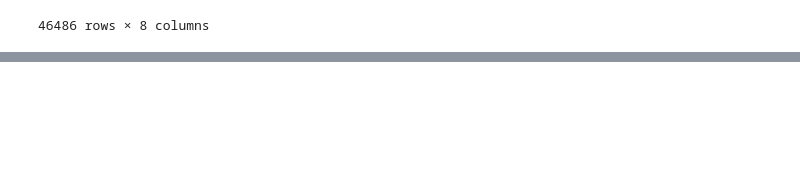
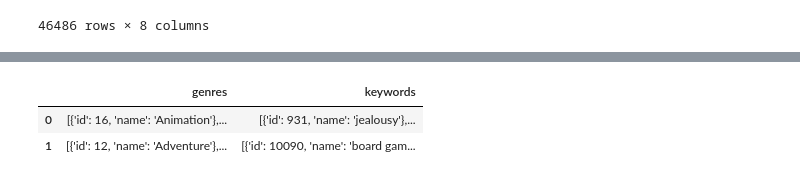
Before and after one commit to algo2000/ml-dl, a Jupyter notebook: 개인 공부/Recommend System/content_based_filtering.ipynb, the cells around one changed output, grey strips where cells are left out. Saved outputs shown, nothing was run; the diff lists cells and outputs as text; code cells hidden in the pictures; blank space fills up the shorter version.

```diff
--- a/개인 공부/Recommend System/content_based_filtering.ipynb
+++ b/개인 공부/Recommend System/content_based_filtering.ipynb
@@ -84,0 +92,6 @@ data.shape
+# %%
+data[['genres', 'keywords']].head(2)
+# %% [output]
+|  | genres | keywords |
+| 0 | [{'id': 16, 'name': 'Animation'},... | [{'id': 931, 'name': 'jealousy'},... |
+| 1 | [{'id': 12, 'name': 'Adventure'},... | [{'id': 10090, 'name': 'board gam... |
```
Also changed, not shown: parts of 16 cells of this notebook.
